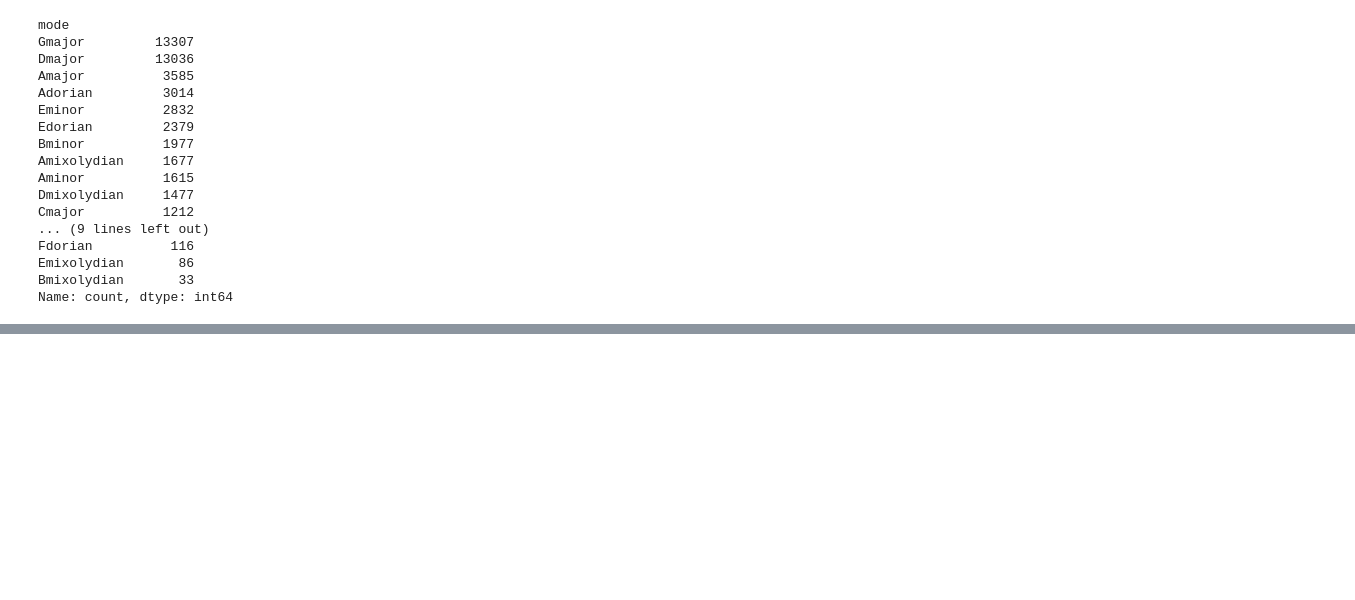
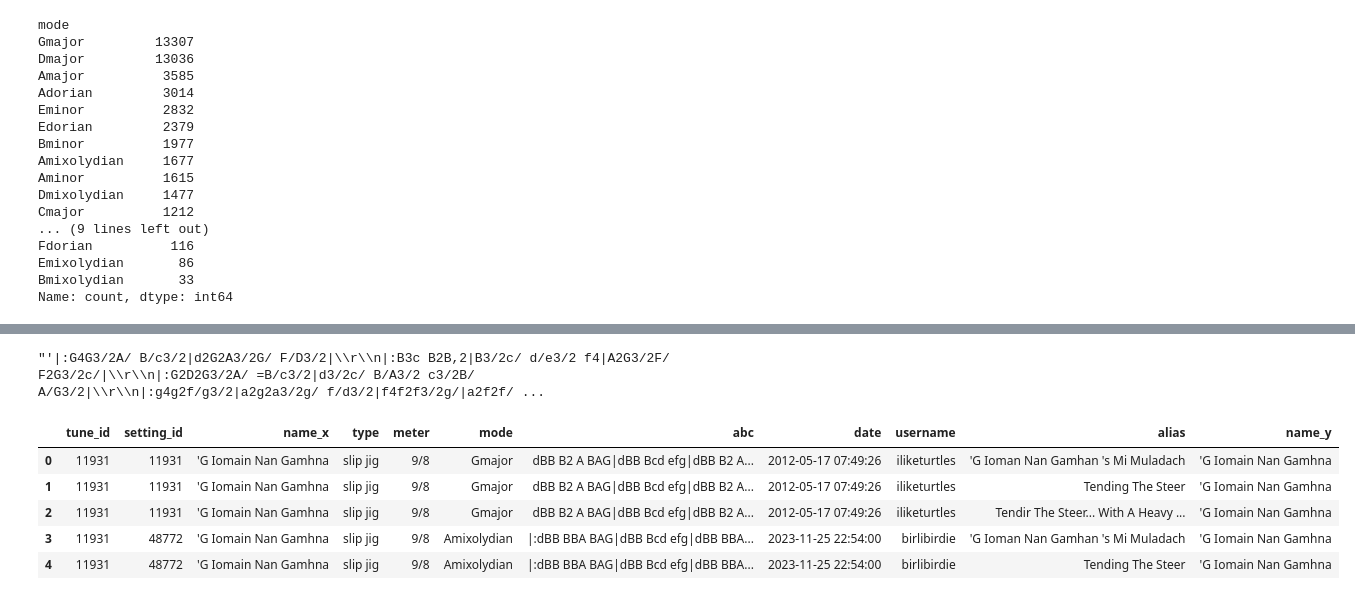
Before and after one commit to elisetreit/TheSession-data, a Jupyter notebook: notebooks/exploration.ipynb, the cells around one changed output, grey strips where cells are left out. Cells and saved outputs as stored; diff of their text form; code cells hidden in the pictures; blank space fills up the shorter version.

```diff
--- a/notebooks/exploration.ipynb
+++ b/notebooks/exploration.ipynb
@@ -93,0 +178,4 @@ Name: count, dtype: int64
+# %%
+repr("|:G4G3/2A/ B/c3/2|d2G2A3/2G/ F/D3/2|\r\n|:B3c B2B,2|B3/2c/ d/e3/2 f4|A2G3/2F/ F2G3/2c/|\r\n|:G2D2G3/2A/ =B/c3/2|d3/2c/ B/A3/2 c3/2B/ A/G3/2|\r\n|:g4g2f/g3/2|a2g2a3/2g/ f/d3/2|f4f2f3/2g/|a2f2f/a3/2|\r\ng4g2f/g3/2|a2f2g2d2|f2c2d3/2c/ B/A3/2|G4G,4:|\r\n|:G3/2^F/ G/A3/2 G3/2A/ B/c3/2|d3/2_e/ d/c3/2 B3/2A/ B/G3/2|\r\n|:d3/2B/ G/B3/2 d3/2B/ G/B3/2|G3/2B/ d/g3/2 b3/2g/ d/B3/2|")
+# %% [output]
+"'|:G4G3/2A/ B/c3/2|d2G2A3/2G/ F/D3/2|\\r\\n|:B3c B2B,2|B3/2c/ d/e3/2 f4|A2G3/2F/ F2G3/2c/|\\r\\n|:G2D2G3/2A/ =B/c3/2|d3/2c/ B/A3/2 c3/2B/ A/G3/2|\\r\\n|:g4g2f/g3/2|a2g2a3/2g/ f/d3/2|f4f2f3/2g/|a2f2f/ ...
@@ -93,0 +184,9 @@ Name: count, dtype: int64
+# %%
+x.head()
+# %% [output]
+|  | tune_id | setting_id | name_x | type | meter | mode | abc | date | username | alias | name_y |
+| 0 | 11931 | 11931 | 'G Iomain Nan Gamhna | slip jig | 9/8 | Gmajor | dBB B2 A BAG|dBB Bcd efg|dBB B2 A... | 2012-05-17 07:49:26 | iliketurtles | 'G Ioman Nan Gamhan 's Mi Muladach | 'G Iomain Nan Gamhna |
+| 1 | 11931 | 11931 | 'G Iomain Nan Gamhna | slip jig | 9/8 | Gmajor | dBB B2 A BAG|dBB Bcd efg|dBB B2 A... | 2012-05-17 07:49:26 | iliketurtles | Tending The Steer | 'G Iomain Nan Gamhna |
+| 2 | 11931 | 11931 | 'G Iomain Nan Gamhna | slip jig | 9/8 | Gmajor | dBB B2 A BAG|dBB Bcd efg|dBB B2 A... | 2012-05-17 07:49:26 | iliketurtles | Tendir The Steer... With A Heavy ... | 'G Iomain Nan Gamhna |
+| 3 | 11931 | 48772 | 'G Iomain Nan Gamhna | slip jig | 9/8 | Amixolydian | |:dBB BBA BAG|dBB Bcd efg|dBB BBA... | 2023-11-25 22:54:00 | birlibirdie | 'G Ioman Nan Gamhan 's Mi Muladach | 'G Iomain Nan Gamhna |
+| 4 | 11931 | 48772 | 'G Iomain Nan Gamhna | slip jig | 9/8 | Amixolydian | |:dBB BBA BAG|dBB Bcd efg|dBB BBA... | 2023-11-25 22:54:00 | birlibirdie | Tending The Steer | 'G Iomain Nan Gamhna |
```
Also changed, not shown: parts of 15 cells of this notebook.
